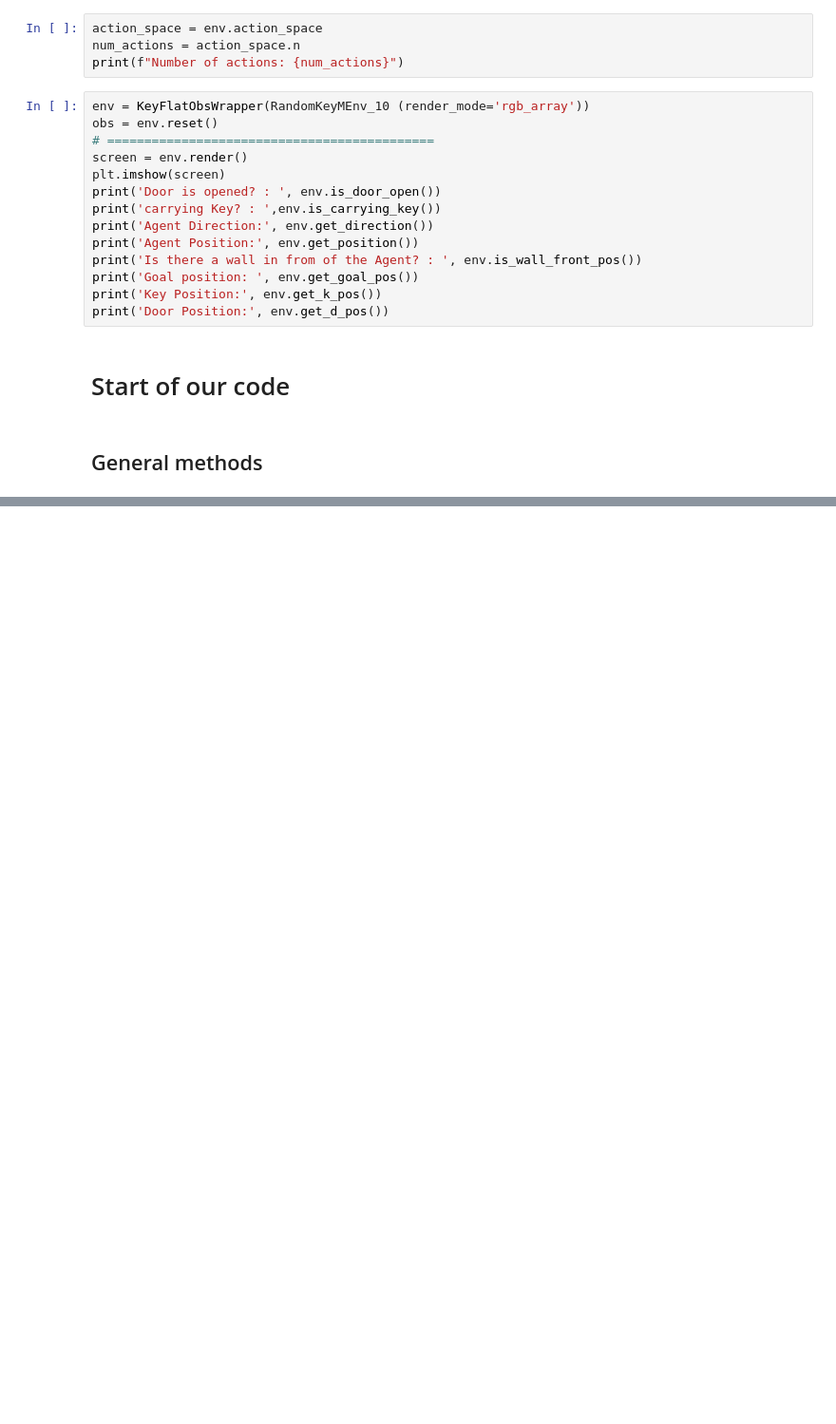
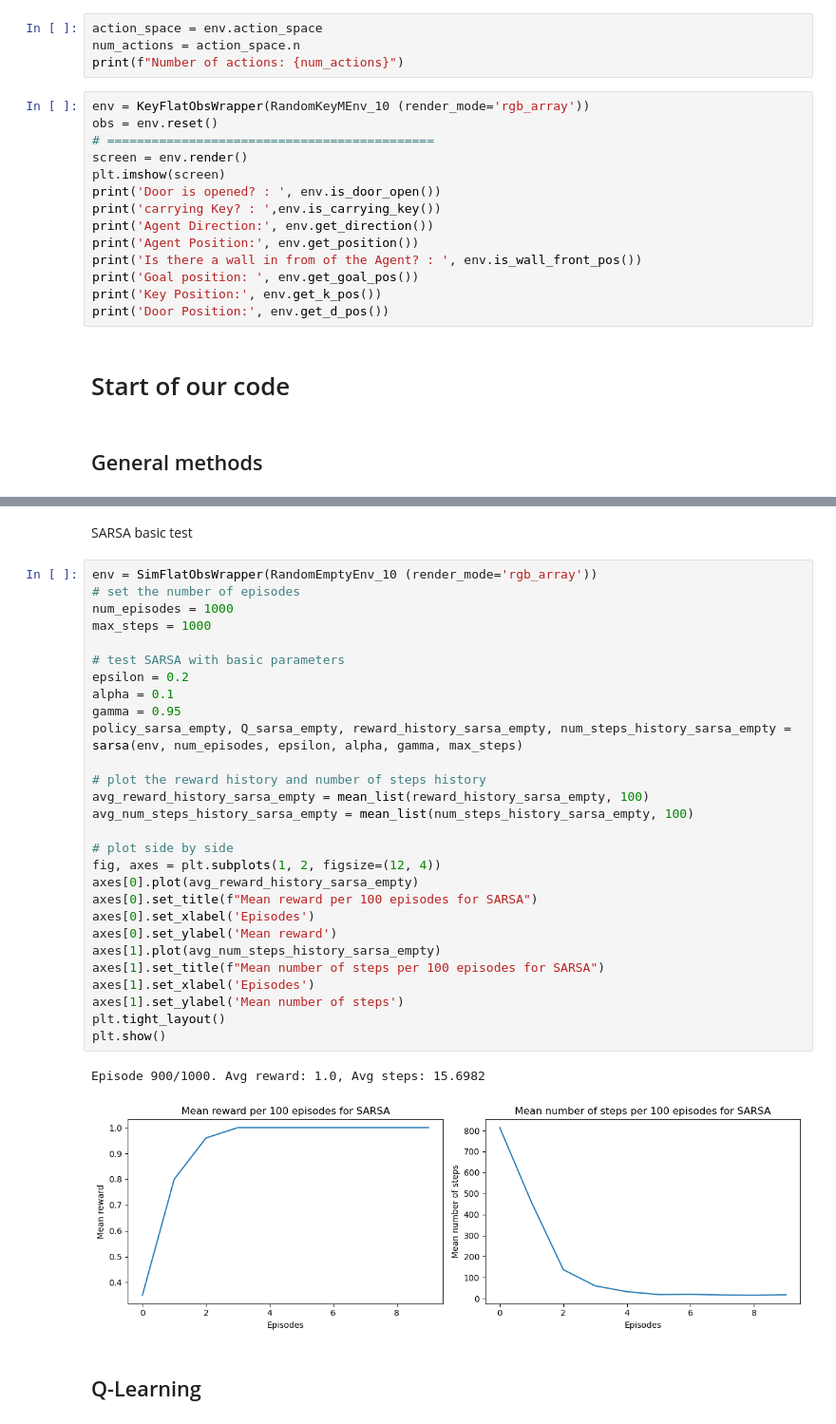
Before and after one commit to Lior-Baruch/RL, a Jupyter notebook: Mid_Project_tabular_RL_Minigrid_2024.ipynb, the cells around one changed output, grey strips where cells are left out. Shown: that part at 95% size. Saved outputs shown, nothing was run; the diff lists cells and outputs as text; blank space fills up the shorter version.

```diff
--- a/Mid_Project_tabular_RL_Minigrid_2024.ipynb
+++ b/Mid_Project_tabular_RL_Minigrid_2024.ipynb
@@ -902,0 +907,35 @@ done: True, total_reward: 1, steps: 5
+# %% [markdown]
+SARSA basic test
+# %%
+env = SimFlatObsWrapper(RandomEmptyEnv_10 (render_mode='rgb_array'))
+# set the number of episodes
+num_episodes = 1000
+max_steps = 1000
+
+# test SARSA with basic parameters
+epsilon = 0.2
+alpha = 0.1
+gamma = 0.95
+policy_sarsa_empty, Q_sarsa_empty, reward_history_sarsa_empty, num_steps_history_sarsa_empty = sarsa(env, num_episodes, epsilon, alpha, gamma, max_steps)
+
+# plot the reward history and number of steps history
+avg_reward_history_sarsa_empty = mean_list(reward_history_sarsa_empty, 100)
+avg_num_steps_history_sarsa_empty = mean_list(num_steps_history_sarsa_empty, 100)
+
+# plot side by side
+fig, axes = plt.subplots(1, 2, figsize=(12, 4))
+axes[0].plot(avg_reward_history_sarsa_empty)
+axes[0].set_title(f"Mean reward per 100 episodes for SARSA")
+axes[0].set_xlabel('Episodes')
+axes[0].set_ylabel('Mean reward')
+axes[1].plot(avg_num_steps_history_sarsa_empty)
+axes[1].set_title(f"Mean number of steps per 100 episodes for SARSA")
+axes[1].set_xlabel('Episodes')
+axes[1].set_ylabel('Mean number of steps')
+plt.tight_layout()
+plt.show()
+# %% [output]
+Episode 900/1000. Avg reward: 1.0, Avg steps: 15.6982
+[figure, added]
+# %% [markdown]
+## Q-Learning
```
Also changed, not shown: parts of 22 cells of this notebook.
